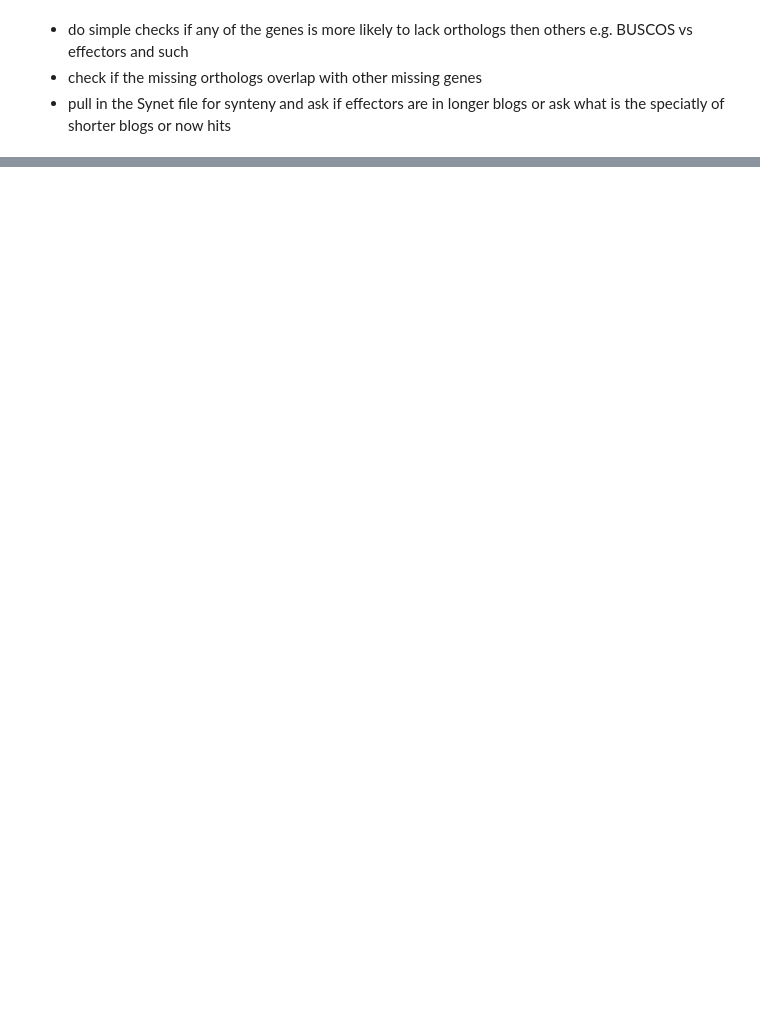
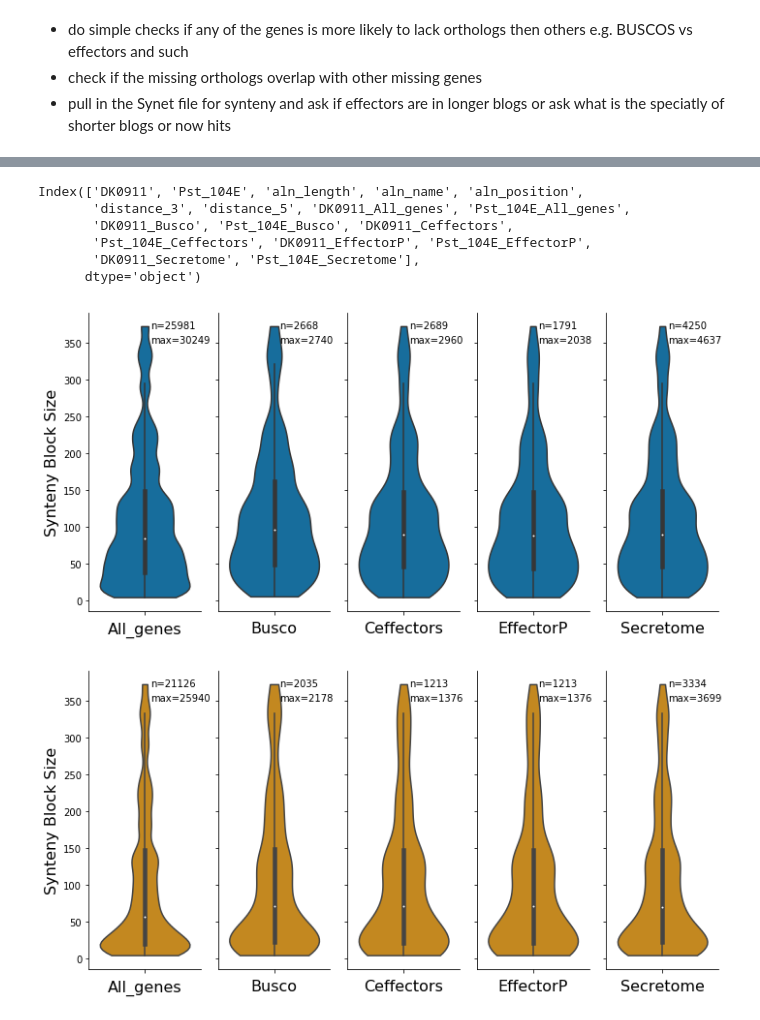
Before and after one commit to Team-Schwessinger/DK_0911-1, a Jupyter notebook: scripts/DK0911v04_Pst104E_presence_absence_orthology.ipynb, the cells around one changed output, grey strips where cells are left out. Saved outputs shown, nothing was run; the diff lists cells and outputs as text; code cells hidden in the pictures; blank space fills up the shorter version.

```diff
--- a/scripts/DK0911v04_Pst104E_presence_absence_orthology.ipynb
+++ b/scripts/DK0911v04_Pst104E_presence_absence_orthology.ipynb
@@ -240,0 +140,3 @@ for pair in pairings:
+# %%
+def count_genes_in_bed(bed_fn):
+    return pd.read_csv(bed_fn, header=None, sep='\t').shape[0]
@@ -825,0 +416,5 @@ pd.merge(TE_sf_cov_df, TE_sf_cov_df)
+# %%
+syn_net_folder = '/home/benjamin/genome_assembly/Warrior/DK0911_v04/comp_orthology/run_SynNet/Genomes20190401_2103-SynNet-k0w0m25'
+syn_net_file = os.path.join(syn_net_folder, 'DK_PAu.collinearity')
+# %%
+fn = syn_net_file
@@ -825,0 +474,18 @@ pd.merge(TE_sf_cov_df, TE_sf_cov_df)
+# %%
+gene_keys = ['All_genes','Busco', 'Ceffectors',  'EffectorP',   'Secretome']
+for gene_type in gene_keys:
+    for _dict in [DK0911_dict, Pst_104E_dict]:
+        if os.path.basename(_dict['All_genes']).startswith('DK'):
+            key = 'DK0911_%s' % gene_type
+            _tmp_index = syn_df['DK0911'].isin(get_gene_list(_dict[gene_type]))
+
+        elif os.path.basename(_dict['All_genes']).startswith('Pst'):
+            key = 'Pst_104E_%s' % gene_type
+
+
+            _tmp_index = syn_df['Pst_104E'].isin(get_gene_list(_dict[gene_type]))
+        print(key)
+        print(np.mean(syn_df.loc[_tmp_index, 'aln_length']))
+        print(np.median(syn_df.loc[_tmp_index, 'aln_length']))
+        syn_df[key] = False
+        syn_df.loc[_tmp_index, key] = True
@@ -825,0 +510,25 @@ pd.merge(TE_sf_cov_df, TE_sf_cov_df)
+# %%
+syn_df.columns
+# %% [output]
+Index(['DK0911', 'Pst_104E', 'aln_length', 'aln_name', 'aln_position',
+       'distance_3', 'distance_5', 'DK0911_All_genes', 'Pst_104E_All_genes',
+       'DK0911_Busco', 'Pst_104E_Busco', 'DK0911_Ceffectors',
+       'Pst_104E_Ceffectors', 'DK0911_EffectorP', 'Pst_104E_EffectorP',
+       'DK0911_Secretome', 'Pst_104E_Secretome'],
+      dtype='object')
+# %%
+max_length_df_dict = {}
+pallete = [sns.color_palette('colorblind')[x] for x in [0,1]]
+for genome, color in zip(['Pst_104E', 'DK0911'], pallete):
+    idx = syn_df.groupby(genome)['aln_length'].transform(max) == syn_df['aln_length']
+    max_length_df_dict[genome] = syn_df.loc[idx].drop_duplicates([genome, 'aln_length']).copy()
+    for gene_type in syn_df.columns[-10:]:
+        if genome in gene_type:
+            _tmp_df = max_length_df_dict[genome]
+
+            #print(genome, gene_type)
+            #print(_tmp_df[_tmp_df[gene_type] == True]['aln_length'].mean())
+    plot_synteny(genome, max_length_df_dict[genome], color, 'something')
+# %% [output]
+[figure, added]
+[figure, added]
```
Also changed, not shown: parts of 100 cells of this notebook.
